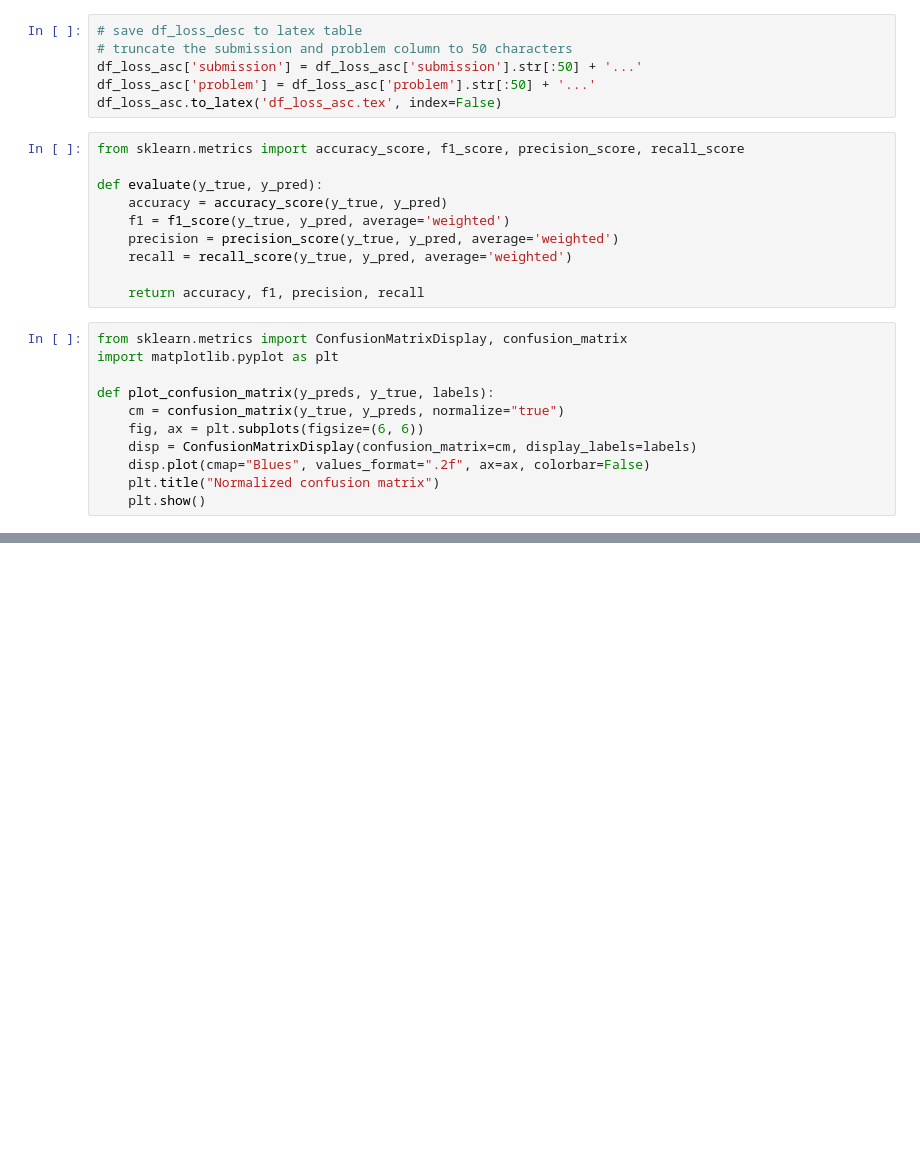
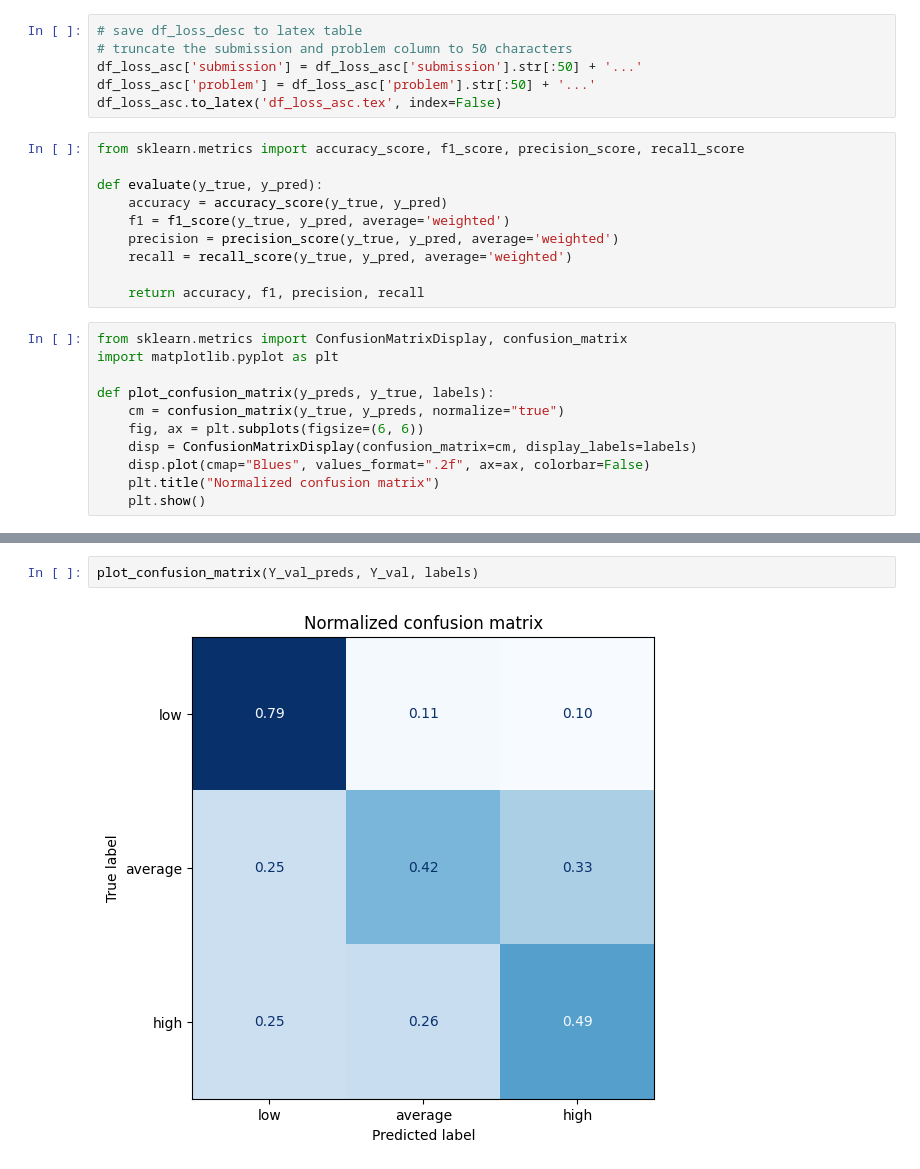
Before and after one commit to DiwanshuShekhar/codeQual, a Jupyter notebook: notebooks/error_analysis.ipynb, the cells around one changed output, grey strips where cells are left out. Cells and saved outputs as stored; diff of their text form; blank space fills up the shorter version.

```diff
--- a/notebooks/error_analysis.ipynb
+++ b/notebooks/error_analysis.ipynb
@@ -185,3 +199,7 @@ plot_confusion_matrix(Y_valid_preds, Y_valid, labels)
+# %%
+plot_confusion_matrix(Y_val_preds, Y_val, labels)
+# %% [output]
+[figure, added]
 # %% [markdown]
 # Side by side comparison of confusion matrices between the baseline and the CodeQualBert
 
```
Also changed, not shown: parts of 12 cells of this notebook, 4 other files.
